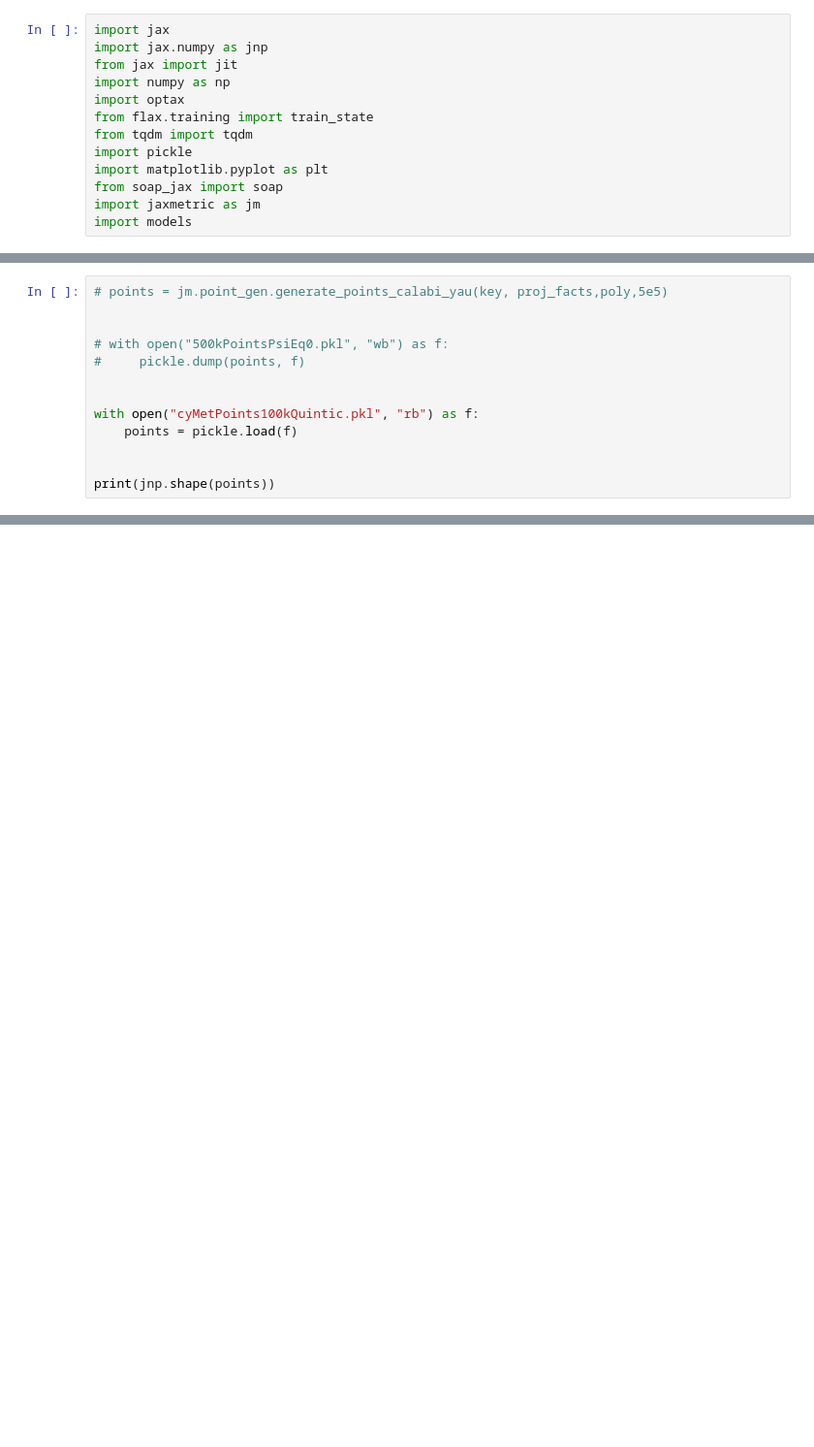
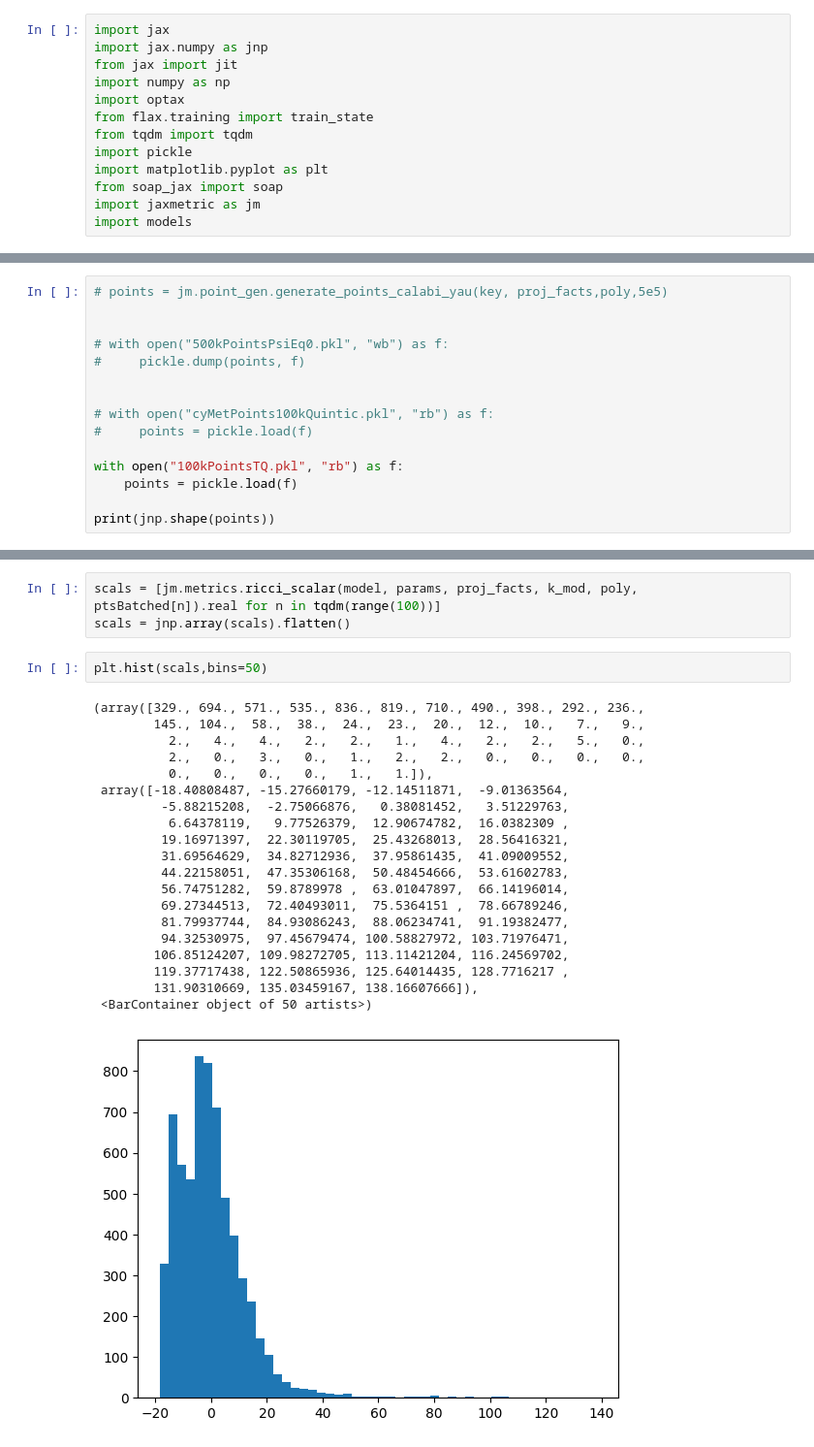
Before and after one commit to harveyThomas4692/jax_metric_CalabiYau, a Jupyter notebook: testingArea.ipynb, the cells around one changed output, grey strips where cells are left out. Shown at 97% size. Saved outputs shown, nothing was run; the diff lists cells and outputs as text; blank space fills up the shorter version.

```diff
--- a/testingArea.ipynb
+++ b/testingArea.ipynb
@@ -50,9 +54,11 @@ poly = jit(lambda x: x[0]**5 + x[1]**5 + x[2]**5 +x[3]**5 + x[4]**5 + psi* x[0]*
 #     pickle.dump(points, f)
 
 
-with open("cyMetPoints100kQuintic.pkl", "rb") as f:
+# with open("cyMetPoints100kQuintic.pkl", "rb") as f:
+#     points = pickle.load(f)
+
+with open("100kPointsTQ.pkl", "rb") as f:
     points = pickle.load(f)
 
-
 print(jnp.shape(points))
 # %% [output]
@@ -96,3 +99,29 @@ print(eval_points[0].shape,len(eval_points))
+# %%
+scals = [jm.metrics.ricci_scalar(model, params, proj_facts, k_mod, poly, ptsBatched[n]).real for n in tqdm(range(100))]
+scals = jnp.array(scals).flatten()
+# %%
+plt.hist(scals,bins=50)
+# %% [output]
+(array([329., 694., 571., 535., 836., 819., 710., 490., 398., 292., 236.,
+        145., 104.,  58.,  38.,  24.,  23.,  20.,  12.,  10.,   7.,   9.,
+          2.,   4.,   4.,   2.,   2.,   1.,   4.,   2.,   2.,   5.,   0.,
+          2.,   0.,   3.,   0.,   1.,   2.,   2.,   0.,   0.,   0.,   0.,
+          0.,   0.,   0.,   0.,   1.,   1.]),
+ array([-18.40808487, -15.27660179, -12.14511871,  -9.01363564,
+         -5.88215208,  -2.75066876,   0.38081452,   3.51229763,
+          6.64378119,   9.77526379,  12.90674782,  16.0382309 ,
+         19.16971397,  22.30119705,  25.43268013,  28.56416321,
+         31.69564629,  34.82712936,  37.95861435,  41.09009552,
+         44.22158051,  47.35306168,  50.48454666,  53.61602783,
+         56.74751282,  59.8789978 ,  63.01047897,  66.14196014,
+         69.27344513,  72.40493011,  75.5364151 ,  78.66789246,
+         81.79937744,  84.93086243,  88.06234741,  91.19382477,
+         94.32530975,  97.45679474, 100.58827972, 103.71976471,
+        106.85124207, 109.98272705, 113.11421204, 116.24569702,
+        119.37717438, 122.50865936, 125.64014435, 128.7716217 ,
+        131.90310669, 135.03459167, 138.16607666]),
+ <BarContainer object of 50 artists>)
+[figure, added]
 # %%
 def replace_nan_grads(gradients, replacement_value=1e-8):
     def replace(grad):
```
Also changed, not shown: parts of 18 cells of this notebook, 3 other files.
